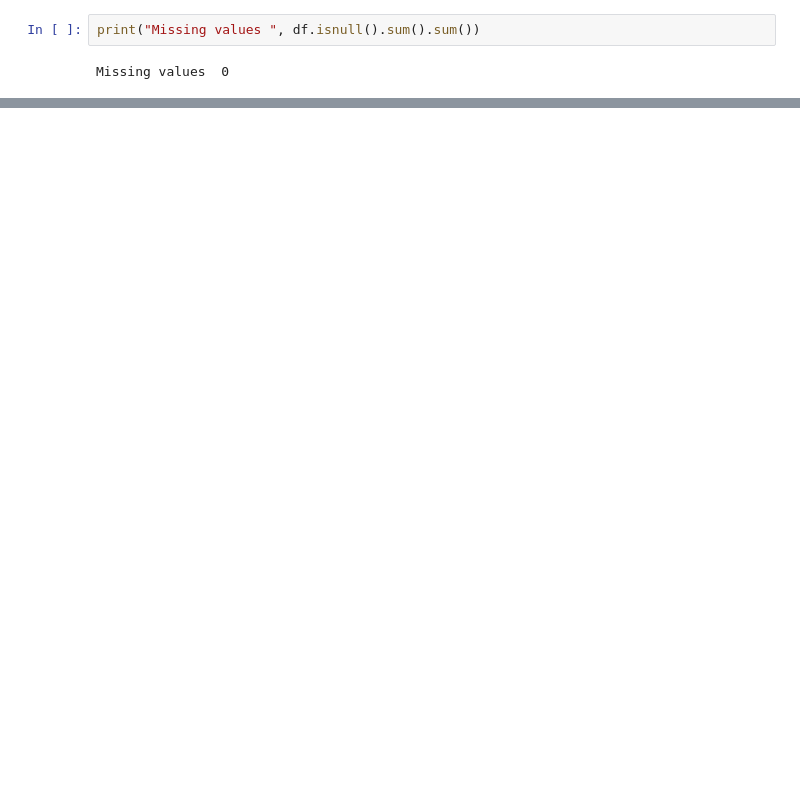
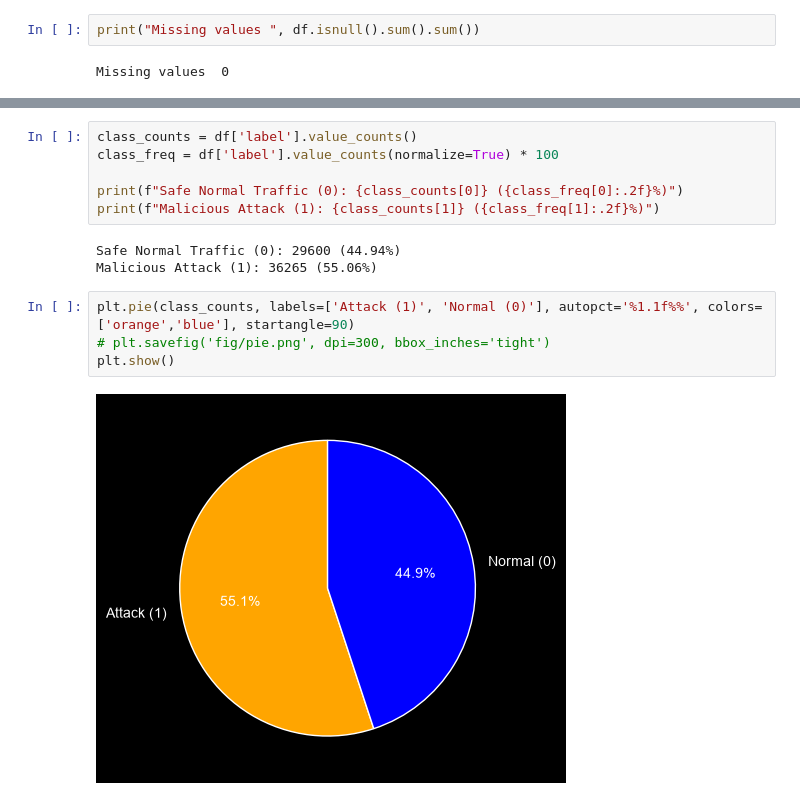
Before and after one commit to viciouss28/fsp_ml_project-, a Jupyter notebook: securenet.ipynb, the cells around one changed output, grey strips where cells are left out. Saved outputs shown, nothing was run; the diff lists cells and outputs as text; blank space fills up the shorter version.

Commit message:
performing data visualozation

```diff
--- a/securenet.ipynb
+++ b/securenet.ipynb
@@ -135,0 +193,15 @@ Missing values  0
+# %%
+class_counts = df['label'].value_counts()
+class_freq = df['label'].value_counts(normalize=True) * 100
+
+print(f"Safe Normal Traffic (0): {class_counts[0]} ({class_freq[0]:.2f}%)")
+print(f"Malicious Attack (1): {class_counts[1]} ({class_freq[1]:.2f}%)")
+# %% [output]
+Safe Normal Traffic (0): 29600 (44.94%)
+Malicious Attack (1): 36265 (55.06%)
+# %%
+plt.pie(class_counts, labels=['Attack (1)', 'Normal (0)'], autopct='%1.1f%%', colors=['orange','blue'], startangle=90)
+# plt.savefig('fig/pie.png', dpi=300, bbox_inches='tight')
+plt.show()
+# %% [output]
+[figure, added]
```
Also changed, not shown: parts of 13 cells of this notebook, 10 other files.
